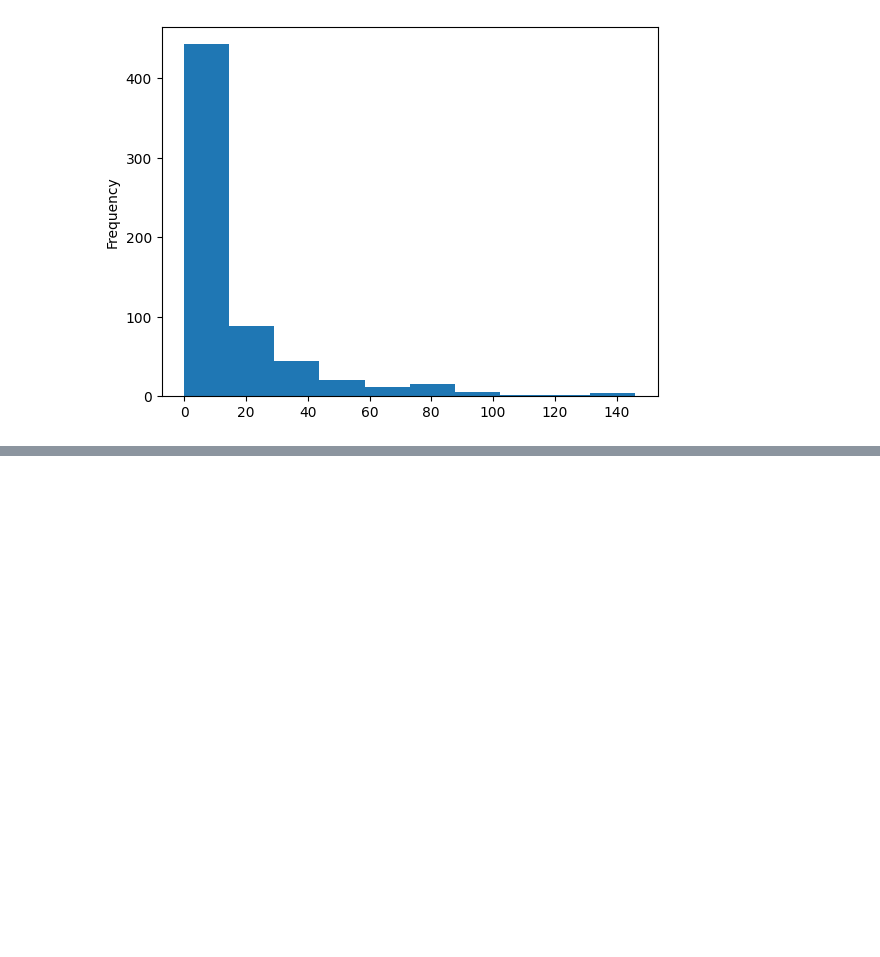
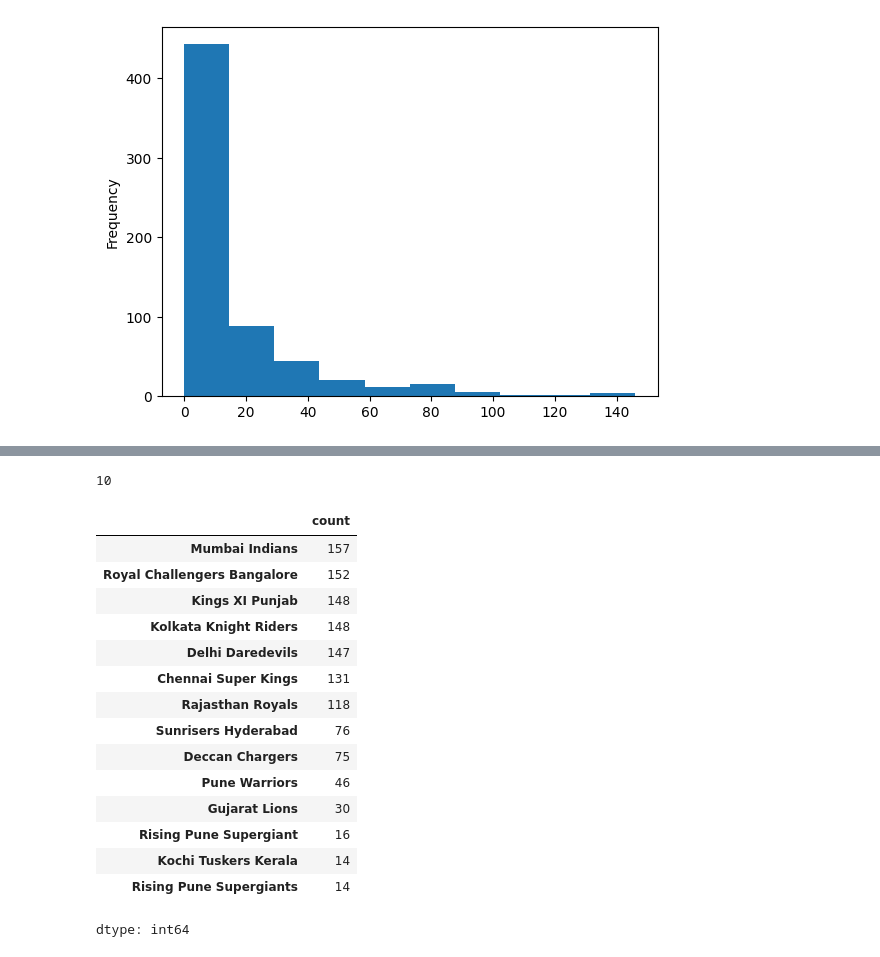
Before and after one commit to somaananta/learn_AI_with_som, a Jupyter notebook: iplanalysis.ipynb, the cells around one changed output, grey strips where cells are left out. Saved outputs shown, nothing was run; the diff lists cells and outputs as text; code cells hidden in the pictures; blank space fills up the shorter version.

```diff
--- a/iplanalysis.ipynb
+++ b/iplanalysis.ipynb
@@ -305,0 +351,26 @@ data['win_by_runs'].plot(kind='hist')
+# %%
+myseriese['Rising Pune Supergiant']
+# %% [output]
+10
+# %%
+#Find all matches played by Mumbai indians in Team1 and Team2
+total_matches=data['team1'].value_counts() + data['team2'].value_counts()
+# %%
+total_matches.sort_values(ascending=False)
+# %% [output]
+|  | count |
+| Mumbai Indians | 157 |
+| Royal Challengers Bangalore | 152 |
+| Kings XI Punjab | 148 |
+| Kolkata Knight Riders | 148 |
+| Delhi Daredevils | 147 |
+| Chennai Super Kings | 131 |
+| Rajasthan Royals | 118 |
+| Sunrisers Hyderabad | 76 |
+| Deccan Chargers | 75 |
+| Pune Warriors | 46 |
+| Gujarat Lions | 30 |
+| Rising Pune Supergiant | 16 |
+| Kochi Tuskers Kerala | 14 |
+| Rising Pune Supergiants | 14 |
+dtype: int64
```
Also changed, not shown: parts of 7 cells of this notebook.
